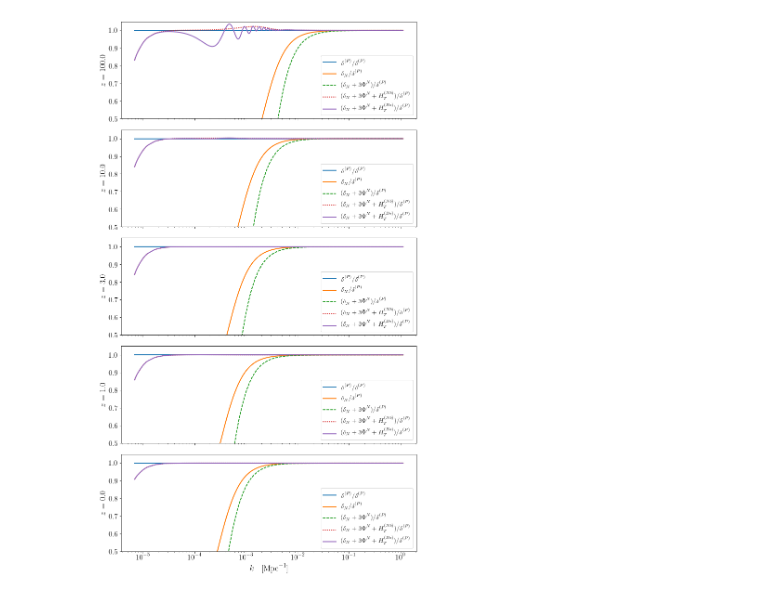
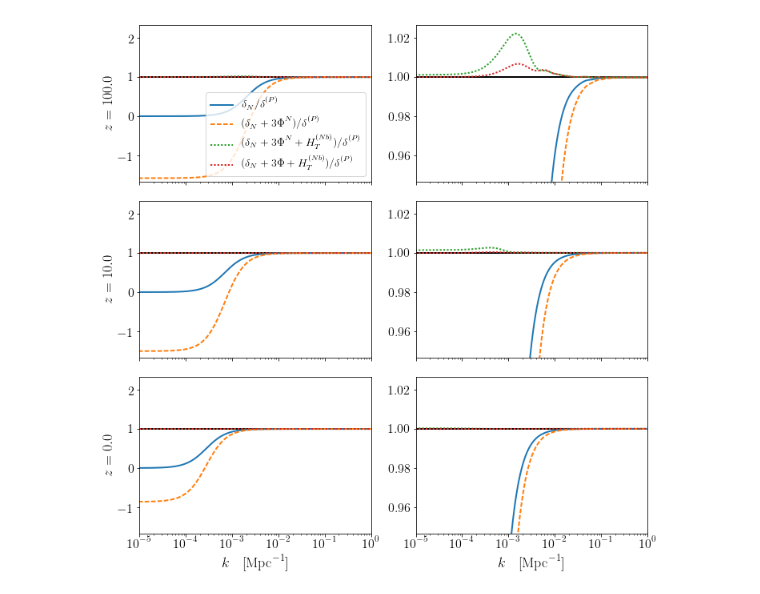
Before and after one commit to ThomasTram/CLASSmods, a Jupyter notebook: WeakFieldPlots.ipynb, the cells around one changed output. Saved outputs shown, nothing was run; the diff lists cells and outputs as text; code cells hidden in the pictures.

```diff
--- a/WeakFieldPlots.ipynb
+++ b/WeakFieldPlots.ipynb
@@ -24,8 +24,9 @@ plt.rcParams['font.serif'] = "cm"
 plt.rcParams['text.latex.preamble'] = "\usepackage{subdepth}, \usepackage{type1cm}"
 # %%
 #z_pk = [200.0,100.0,75.0,50.0,10.0,5.0,0.0]
-z_pk = [100.0,10.0,5.0,3.0,1.0,0.5,0.0]
+z_pk = [300., 100.0,10.0,5.0,3.0,1.0,0.5,0.0]
 z_init = 300.
+kout = [1e-5]
 cosmo = Class()
 cosmo.set({'output':'mPk dTk vTk lTk',
            'z_pk':str(z_pk).strip('[]'),
@@ -33,11 +34,13 @@ cosmo.set({'output':'mPk dTk vTk lTk',
            'switch_radiation_source':1,
                   'switch_dr_source':1,
            'switch_gamma':1,
+#           'tight_coupling_approximation':0,
            'radiation_streaming_approximation':3,
            'ur_fluid_approximation':3,
            'l_max_g':200,
            'l_max_ur':200,
            'l_max_pol_g':200,
+           'k_output_values':str(kout).strip('[]'),
            'reio_parametrization':'reio_none',
            'k_per_decade_for_pk':100,
            'k_per_decade_for_bao':200,
@@ -46,12 +49,14 @@ cosmo.set({'output':'mPk dTk vTk lTk',
            'evolver':0,
            'tol_perturb_integration':0.000001,
            'tol_background_integration':1e-8,
-           'back_integration_stepsize':1e-3,
+           'back_integration_stepsize':1e-4,
            'perturb_sampling_stepsize':0.01,
            'tol_thermo_integration':1e-5,
            'Omega_cdm':0.24*1+1e-6,
-                  'start_sources_at_tau_c_over_tau_h':0.004,
-                  'start_small_k_at_tau_c_over_tau_h':0.000015
+#                  'start_sources_at_tau_c_over_tau_h':0.004,
+#                  'start_small_k_at_tau_c_over_tau_h':0.000015,
+#           'tight_coupling_trigger_tau_c_over_tau_h':0.00015
+#           'N_ur':0.00001, 'YHe':0.25
             })
 #for key, val in cosmo.pars.iteritems():
 #    print key,' = ',val
@@ -271,10 +331,11 @@ for iz, z in enumerate(zvec):
     Phi_N = -3./(2.*k**2)*a*a*(rho_cdm+rho_b)*delta_N
 
     #phi = -3./(2.*k**2)*a*a*(tk['d_tot']*(rho_cdm+rho_b)-2*Hubble(a)*Hubble_prime(a)*tk['t_tot']/k/k)
-    phi = -3./(2.*k**2)*a*a*(tk['d_tot']*(Hubble(a)**2-rho_lambda)-2*Hubble(a)*Hubble_prime(a)*tk['t_tot']/k/k)
+    #phi = -3./(2.*k**2)*a*a*(tk['d_tot']*(Hubble(a)**2-rho_lambda)-2*Hubble(a)*Hubble_prime(a)*tk['t_tot']/k/k)
 
-    print Hubble(a)**2,phi[100]/Phi_N[100]
-    print (rho_cdm+rho_b),delta_N[100],tk['d_tot'][100]
+    phi = tk['phi']
+    #print Hubble(a)**2,phi[100]/Phi_N[100]
+    #print (rho_cdm+rho_b),delta_N[100],tk['d_tot'][100]
 
     delta_P = (rho_cdm*tk['d_cdm']+rho_b*tk['d_b'])/(rho_cdm+rho_b)
 
@@ -379,8 +523,7 @@ f.savefig('delta5.pdf')
 # %%
 zvec = z_pk
-zvec = [100.0,10.0,3.0,1.0,0.0]
-
-f, axes = plt.subplots(len(zvec),1,figsize=(10,17),sharex=True,sharey=True)
+zvec = [100.0,10.,0.0]
+f, axes = plt.subplots(len(zvec),2,figsize=(10,10),sharex=True,sharey=False)
 tk0 = cosmo.get_transfer(0.)
 bg = cosmo.get_background()
 D = interpolate.UnivariateSpline(1./(1+bg['z']),bg['grow']/bg['grow'][-1],s=0)
@@ -389,47 +532,85 @@ Hubble = interpolate.UnivariateSpline(1./(1+bg['z']),bg['H [1/Mpc]'],s=0,k=1)
 Hubble_prime = interpolate.UnivariateSpline(1./(1+bg['z']),bg['H_prime'],s=0,k=1)
 
 
 CHT_grow0 = tk0['delta_Nb']
 CHT_decay0 = tk0['theta_Nb']
 
 for iz, z in enumerate(zvec):
     a = 1./(1.+z)
     tk = cosmo.get_transfer(z)
     k = tk['k (h/Mpc)']*cosmo.h()
     CHT_grow = tk['delta_Nb']
     CHT_decay = tk['theta_Nb']
     H_T_nb = tk['L_prime']
     L = tk['L']
     H_T_nm = H_T_nb - k*L
     H_T_bs = H_T_nb + (CHT_grow-CHT_grow0)*grow_interp_z(z)+(CHT_decay - CHT_decay0)*decay_interp_z(z)
 
     #delta_N = tk['delta_N']
     delta_N = (tk0['delta_N']-k*tk0['L'])*D(a)
-    rho_cdm = rho_cdm_interp_z(z)
-    rho_b = rho_b_interp_z(z)
+    if False:
+        rho_cdm = rho_cdm_interp_z(z)
+        rho_b = rho_b_interp_z(z)
+        rho_g = rho_g_interp_z(z)
+        rho_ur = rho_ur_interp_z(z)
+    else:
+        rho_cdm = bg['(.)rho_cdm'][-1]/a**3
+        rho_b = bg['(.)rho_b'][-1]/a**3
+        rho_g = bg['(.)rho_g'][-1]/a**4
+        rho_ur = bg['(.)rho_ur'][-1]/a**4
+
     rho_lambda = rho_lambda_interp_z(z)
     Phi_N = -3./(2.*k**2)*a*a*(rho_cdm+rho_b)*delta_N
 
-    #phi = -3./(2.*k**2)*a*a*(tk['d_tot']*(rho_cdm+rho_b)-2*Hubble(a)*Hubble_prime(a)*tk['t_tot']/k/k)
-    phi = -3./(2.*k**2)*a*a*(tk['d_tot']*(Hubble(a)**2-rho_lambda)-2*Hubble(a)*Hubble_prime(a)*tk['t_tot']/k/k)
+    #phi = -3./(2.*k**2)*a*a*(tk['d_tot']*(rho_cdm+rho_b+rho_g+rho_ur)+3*a*Hubble(a)*(rho_cdm+rho_b+4./3.*(rho_g+rho_ur))*tk['t_tot']/k/k)
+    phi = -3./(2.*k**2)*a*a*(tk['d_tot']*(rho_cdm+rho_b+rho_g+rho_ur)+
+                             3*a*cosmo.Hubble(1./a-1.)*(rho_cdm+rho_b+4./3.*(rho_g+rho_ur))*tk['t_tot']/k/k)
+    rho_delta = 0.
+    rho_plus_p_theta =0.
+    rhop={}
+    rhop['cdm'] = [rho_cdm, 0.]
+    rhop['b'] = [rho_b, 0.]
+    rhop['ur'] = [rho_ur, 1./3.*rho_ur]
+    rhop['g'] = [rho_g, 1./3.*rho_g]
+    for species in ['cdm','b','g','ur']:
+        rho_delta += tk['d_'+species]*rhop[species][0]
+        rho_plus_p_theta +=tk['t_'+species]*sum(rhop[species])
+
+    phi = -3./(2.*k**2)*a*a*(rho_delta+3.0*a*cosmo.Hubble(z)*rho_plus_p_theta/k/k)
+    #phi = -3./(2.*k**2)*a*a*(tk['d_tot']*(rho_cdm+rho_b+rho_g+rho_ur)-2*Hubble(a)*Hubble_prime(a)*tk['t_tot']/k/k)
+    #phi = -3./(2.*k**2)*a*a*(tk['d_tot']*(Hubble(a)**2-rho_lambda)-2*Hubble(a)*Hubble_prime(a)*tk['t_tot']/k/k)
+
+    phi_tk = tk['phi']
+    psi_tk = tk['psi']
+
+    #print Hubble(a)**2,phi[100]/Phi_N[100]
+    #print (rho_cdm+rho_b),delta_N[100],tk['d_tot'][100]
+    #print z, (rho_cdm+rho_b)*delta_N[0], rho_g*tk['d_g'][0]
 
     delta_P = (rho_cdm*tk['d_cdm']+rho_b*tk['d_b'])/(rho_cdm+rho_b)
 
-    axes[iz].semilogx(k,delta_P/delta_P,label=r'$\delta^{(P)}/\delta^{(P)}$')
-    axes[iz].semilogx(k,delta_N/delta_P,label=r'$\delta_N/\delta^{(P)}$')
-    axes[iz].semilogx(k,(delta_N+3*Phi_N)/delta_P,label=r'$(\delta_N + 3\Phi^N)/\delta^{(P)}$',ls='--')
-    axes[iz].semilogx(k,(delta_N+3*Phi_N+H_T_nb)/delta_P,label=r'$(\delta_N + 3\Phi^N + H_T^{(Nb)})/\delta^{(P)}$',ls=':')
-    axes[iz].semilogx(k,(delta_N+3*Phi_N+H_T_bs)/delta_P,label=r'$(\delta_N + 3\Phi^N + H_T^{(Bs)})/\delta^{(P)}$',ls='-')
-    #axes[iz].semilogx(k,phi/Phi_N,label=r'$\Phi/\Phi^N$',ls=':',lw=6)
 
-    axes[iz].legend(loc='lower right')
-    axes[iz].set_ylabel(r'$z='+str(z)+'$')
+    for j in range(2):
+        axes[iz,j].axhline(1,ls='-',color='k')
+        #axes[iz].semilogx(k,delta_P/delta_P,label=r'$\delta^{(P)}/\delta^{(P)}$')
+        axes[iz,j].semilogx(k,delta_N/delta_P,label=r'$\delta_N/\delta^{(P)}$')
+        axes[iz,j].semilogx(k,(delta_N+3*Phi_N)/delta_P,label=r'$(\delta_N + 3\Phi^N)/\delta^{(P)}$',ls='--')
+        axes[iz,j].semilogx(k,(delta_N+3*Phi_N+H_T_nb)/delta_P,label=r'$(\delta_N + 3\Phi^N + H_T^{(Nb)})/\delta^{(P)}$',ls=':')
+        axes[iz,j].semilogx(k,(delta_N+3*phi_tk+H_T_nb)/delta_P,label=r'$(\delta_N + 3\Phi + H_T^{(Nb)})/\delta^{(P)}$',ls=':')
 
-axes[-1].set_xlabel(r'$k\quad[\mathrm{Mpc}^{-1}]$')
-#axes[-1].set_xlim([1.5e-3,1.0])
-axes[-1].set_ylim([0.5,1.05])
+    axes[iz,0].set_ylabel(r'$z='+str(z)+'$')
+    #axes[iz,1].set_ylim([0.98,1.05])
+    axes[iz,0].set_ylim([-5./3.,7./3.])
+    zoom = 0.02
+    axes[iz,1].set_ylim([1-8./3.*zoom,1+4./3.*zoom])
+
+for j in range(2):
+    axes[-1,j].set_xlabel(r'$k\quad[\mathrm{Mpc}^{-1}]$')
+    axes[-1,j].set_xlim([1e-5,1.0])
+axes[0,0].legend(loc='lower right',ncol=1)
+#
 
 f.tight_layout()
-f.savefig('delta_final.pdf')
+f.savefig('delta_new.pdf')
 # %% [output]
-[figure, old version]
+[figure, new version]
```
Also changed, not shown: parts of 12 cells of this notebook, 3 other files.
